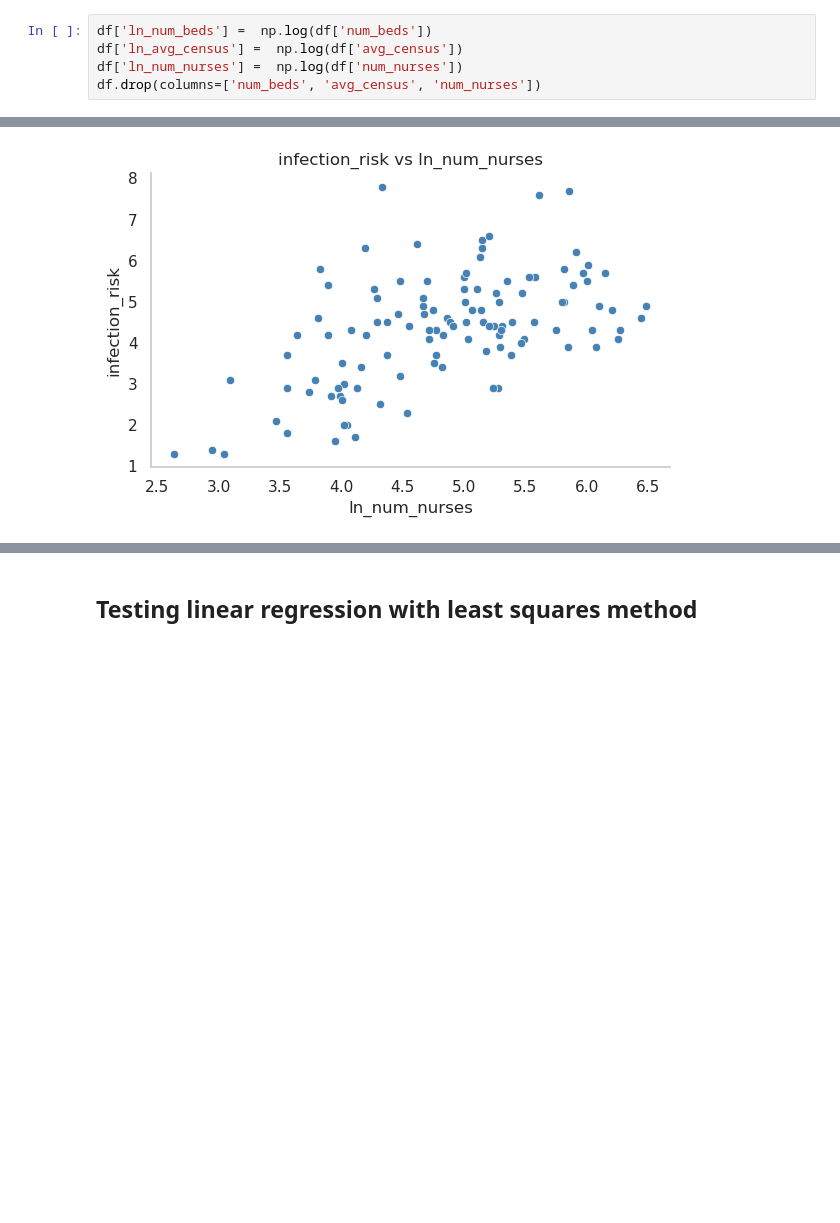
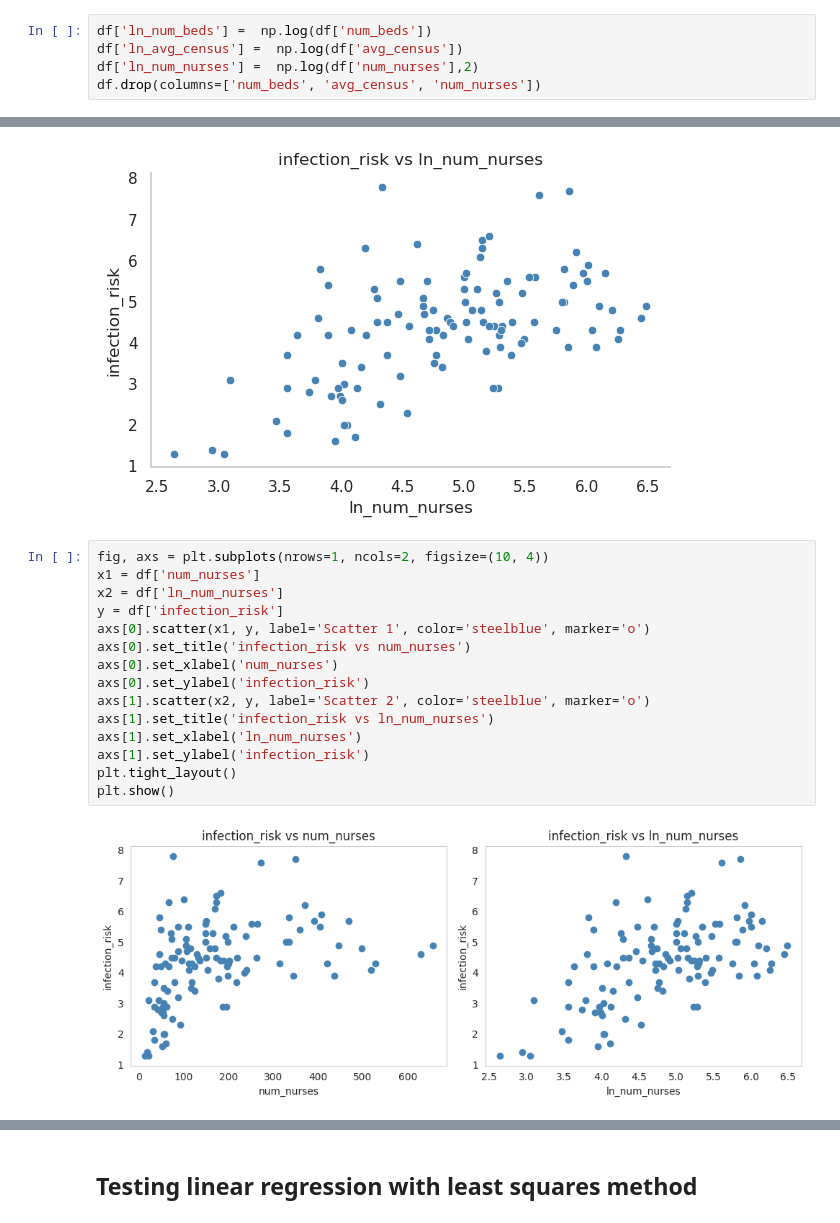
Before and after one commit to DaviGiordano/modeling-risk-infection, a Jupyter notebook: eda.ipynb, the cells around one changed output, grey strips where cells are left out. Cells and saved outputs as stored; diff of their text form; blank space fills up the shorter version.

Commit message:
scatter plots pretty

```diff
--- a/eda.ipynb
+++ b/eda.ipynb
@@ -25,6 +25,6 @@ df.head()
 # %%
 df['ln_num_beds'] =  np.log(df['num_beds'])
 df['ln_avg_census'] =  np.log(df['avg_census'])
-df['ln_num_nurses'] =  np.log(df['num_nurses'])
+df['ln_num_nurses'] =  np.log(df['num_nurses'],2)
 df.drop(columns=['num_beds', 'avg_census', 'num_nurses'])
 # %% [output]
@@ -159,3 +147,20 @@ log correlation 0.6331456382947152
 plot_scatterplot(df, 'ln_num_nurses', 'infection_risk')
 # %% [output]
 [figure]
+# %%
+fig, axs = plt.subplots(nrows=1, ncols=2, figsize=(10, 4))
+x1 = df['num_nurses']
+x2 = df['ln_num_nurses']
+y = df['infection_risk']
+axs[0].scatter(x1, y, label='Scatter 1', color='steelblue', marker='o')
+axs[0].set_title('infection_risk vs num_nurses')
+axs[0].set_xlabel('num_nurses')
+axs[0].set_ylabel('infection_risk')
+axs[1].scatter(x2, y, label='Scatter 2', color='steelblue', marker='o')
+axs[1].set_title('infection_risk vs ln_num_nurses')
+axs[1].set_xlabel('ln_num_nurses')
+axs[1].set_ylabel('infection_risk')
+plt.tight_layout()
+plt.show()
+# %% [output]
+[figure, added]
```
Also changed, not shown: parts of 2 cells of this notebook.
